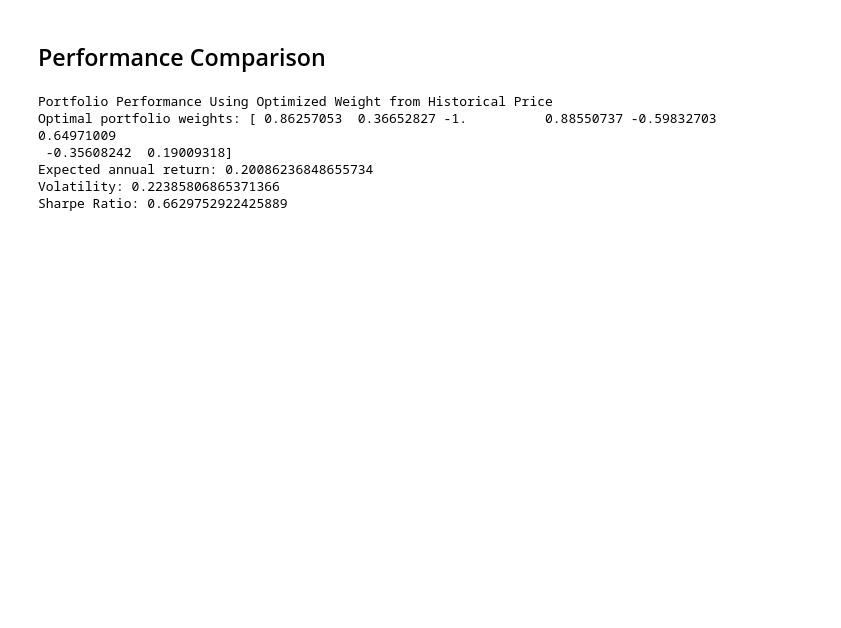
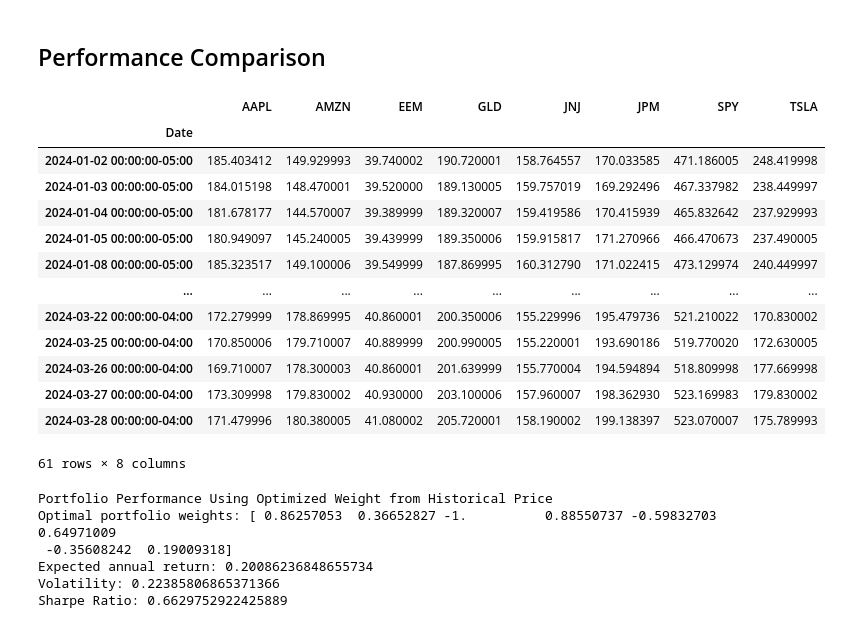
Before and after one commit to Go1vf/Portfolio-Simulation-Surgery, a Jupyter notebook: src/main.ipynb, the cells around one changed output. Drawn from its saved outputs; the diff is of its cells as text; code cells hidden in the pictures; blank space fills up the shorter version.

```diff
--- a/src/main.ipynb
+++ b/src/main.ipynb
@@ -192,5 +196,22 @@ Optimal portfolio weights: [ 0.08020759  0.48842751  0.01711089 -0.03410461 -0.0
 # %% [markdown]
  ## Performance Comparison
+# %%
+test_prices
+# %% [output]
+|  | AAPL | AMZN | EEM | GLD | JNJ | JPM | SPY | TSLA |
+| Date |  |  |  |  |  |  |  |  |
+| 2024-01-02 00:00:00-05:00 | 185.403412 | 149.929993 | 39.740002 | 190.720001 | 158.764557 | 170.033585 | 471.186005 | 248.419998 |
+| 2024-01-03 00:00:00-05:00 | 184.015198 | 148.470001 | 39.520000 | 189.130005 | 159.757019 | 169.292496 | 467.337982 | 238.449997 |
+| 2024-01-04 00:00:00-05:00 | 181.678177 | 144.570007 | 39.389999 | 189.320007 | 159.419586 | 170.415939 | 465.832642 | 237.929993 |
+| 2024-01-05 00:00:00-05:00 | 180.949097 | 145.240005 | 39.439999 | 189.350006 | 159.915817 | 171.270966 | 466.470673 | 237.490005 |
+| 2024-01-08 00:00:00-05:00 | 185.323517 | 149.100006 | 39.549999 | 187.869995 | 160.312790 | 171.022415 | 473.129974 | 240.449997 |
+| ... | ... | ... | ... | ... | ... | ... | ... | ... |
+| 2024-03-22 00:00:00-04:00 | 172.279999 | 178.869995 | 40.860001 | 200.350006 | 155.229996 | 195.479736 | 521.210022 | 170.830002 |
+| 2024-03-25 00:00:00-04:00 | 170.850006 | 179.710007 | 40.889999 | 200.990005 | 155.220001 | 193.690186 | 519.770020 | 172.630005 |
+| 2024-03-26 00:00:00-04:00 | 169.710007 | 178.300003 | 40.860001 | 201.639999 | 155.770004 | 194.594894 | 518.809998 | 177.669998 |
+| 2024-03-27 00:00:00-04:00 | 173.309998 | 179.830002 | 40.930000 | 203.100006 | 157.960007 | 198.362930 | 523.169983 | 179.830002 |
+| 2024-03-28 00:00:00-04:00 | 171.479996 | 180.380005 | 41.080002 | 205.720001 | 158.190002 | 199.138397 | 523.070007 | 175.789993 |
+61 rows × 8 columns
 # %%
 test_returns = test_prices.pct_change().dropna()
 test_mean_returns = test_returns.mean()
```
Also changed, not shown: parts of 8 cells of this notebook.
